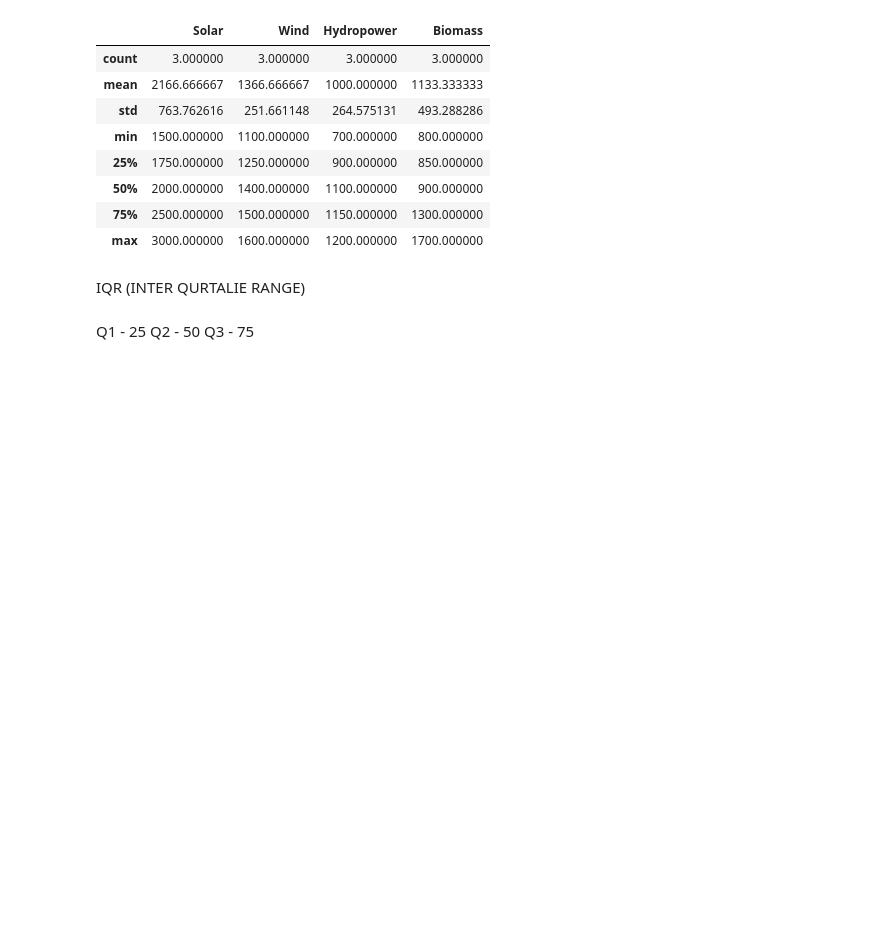
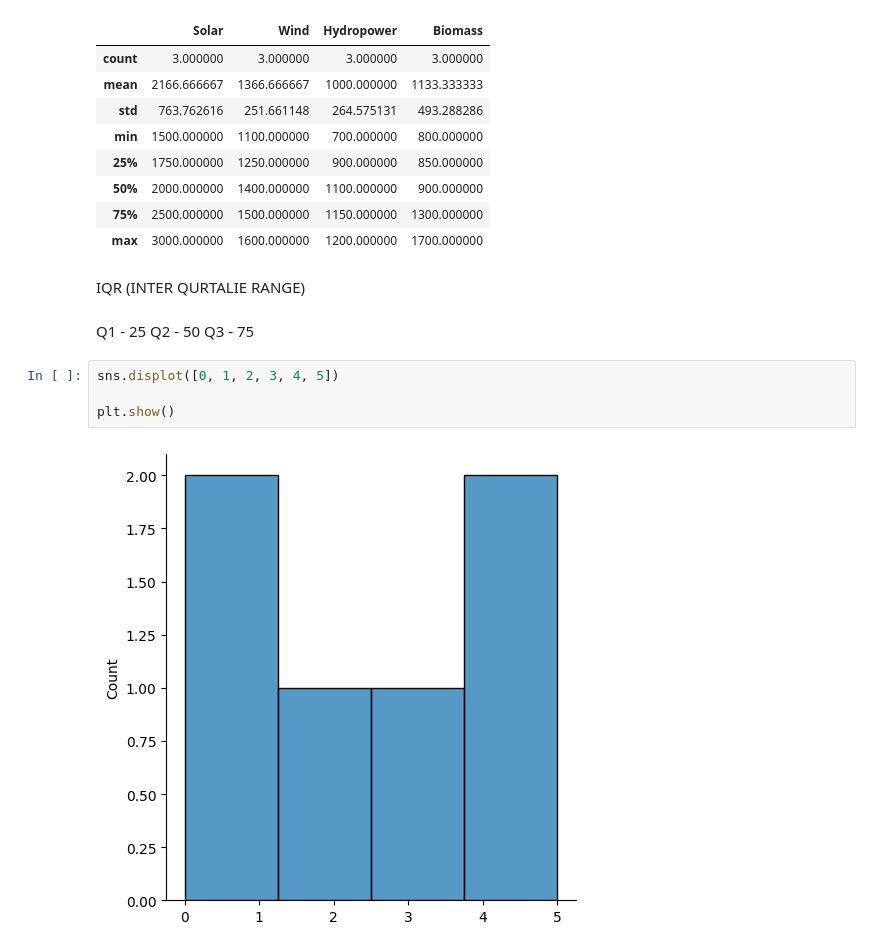
Before and after one commit to tanmay023/GREEN-SKILL-AND-AI, a Jupyter notebook: day4_shell_india.ipynb, the cells around one changed output. Saved outputs shown, nothing was run; the diff lists cells and outputs as text; blank space fills up the shorter version.

```diff
--- a/day4_shell_india.ipynb
+++ b/day4_shell_india.ipynb
@@ -119,3 +119,9 @@ IQR (INTER QURTALIE RANGE)
 Q1 - 25
 Q2 - 50
 Q3 - 75
+# %%
+sns.displot([0, 1, 2, 3, 4, 5])
+
+plt.show()
+# %% [output]
+[figure, added]
```
Also changed, not shown: parts of 10 cells of this notebook.
